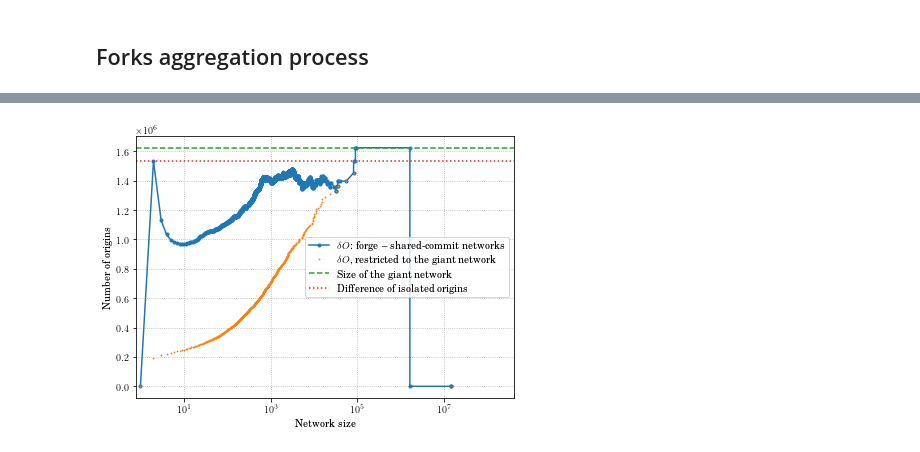
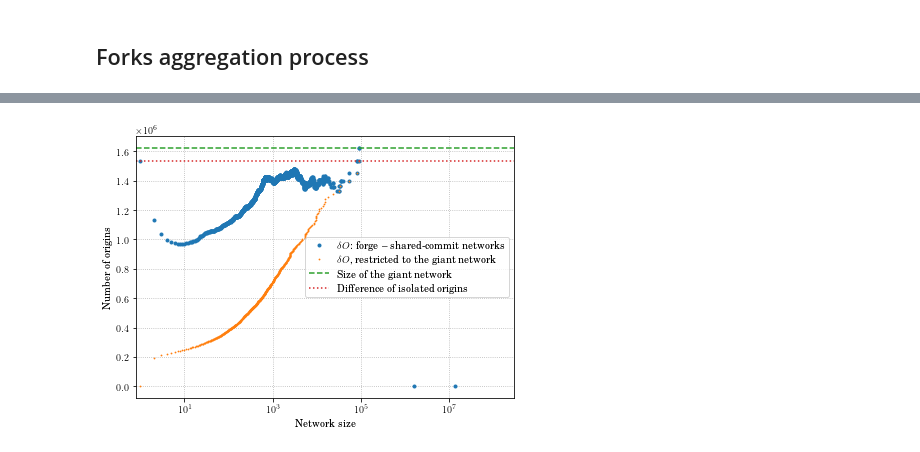
Before and after one commit to seirl/thesis, a Jupyter notebook: notebooks/forks-aggregation.ipynb, the cells around one changed output, grey strips where cells are left out. Drawn from its saved outputs; the diff is of its cells as text; code cells hidden in the pictures.

```diff
--- a/notebooks/forks-aggregation.ipynb
+++ b/notebooks/forks-aggregation.ipynb
@@ -99,3 +36,0 @@ for s in name:
-# %%
-x, y, y_cum = load_distrib('networks_largest_analysis/intersect')
-intersect = dict(zip(x, y))
@@ -139,0 +39,15 @@ for i in range(len(xx)):
+# %%
+num_origins = sum(data['swh']['xy'])
+all_x = np.array(list(sorted(set([val for d in data.values() for val in d['x']]))))
+
+wccdf = {}
+for n in data:
+    xy_cum_distribution = {
+        k: v for k, v in zip(data[n]['x'], data[n]['xy_cum'])
+    }
+    arr = []
+    curr = 0
+    for x in all_x:
+        curr = xy_cum_distribution.get(x, curr)
+        arr.append(curr)
+    wccdf[n] = np.array(arr) / num_origins
@@ -184,18 +110,40 @@ plt.show()
 # %%
+intersect_x = data['intersect']['x']
+intersect_cumsum = data['intersect']['xy_cum_inv']
+
 plt.figure(figsize=(6, 4.5))
-i=1
-plt.semilogx(xxsum3,yysumref[0]*(yysum3[name[0]]-yysum3[name[i]]),".-",label="$\delta O $: forge -- shared-commit networks", rasterized=True)
-plt.semilogx(xdiff,(yysum[0]-yysum),".",markersize=1.6,label='$\delta O$, restricted to the giant network', rasterized=True)
-plt.semilogx([0.8,4e8],[1624226,1624226],"--",label='Size of the giant network')
-plt.semilogx([0.8,4e8],[1533848,1533848],":",label='Difference of isolated origins')
+plt.semilogx(
+    all_x,
+    num_origins * (wccdf['ghtorrent'] - wccdf['swh']),
+    ".",
+    label="$\\delta O $: forge -- shared-commit networks",
+    rasterized=True
+)
+plt.semilogx(
+    intersect_x,
+    (intersect_cumsum[0] - intersect_cumsum),
+    ".",
+    markersize=1.6,
+    label='$\\delta O$, restricted to the giant network',
+    rasterized=True
+)
+plt.semilogx(
+    [0.8, 4e8],
+    [1624226, 1624226],
+    "--",
+    label='Size of the giant network'
+)
+plt.semilogx(
+    [0.8,4e8],
+    [1533848, 1533848],
+    ":",
+    label='Difference of isolated origins'
+)
 plt.xlabel("Network size")
 plt.ylabel("Number of origins")
 plt.legend()
 plt.grid()
-plt.ticklabel_format(style='sci', axis='y', scilimits=(0,0))
-
-plt.xlim([0.8,4e8])
+plt.xlim([0.8, 3e8])
 plt.savefig("../img/forks/gr/Diff_WCCDF_all.pdf")
-plt.show()
 # %% [output]
-[figure, old version]
+[figure, new version]
```
Also changed, not shown: parts of 12 cells of this notebook, 4 other files.
